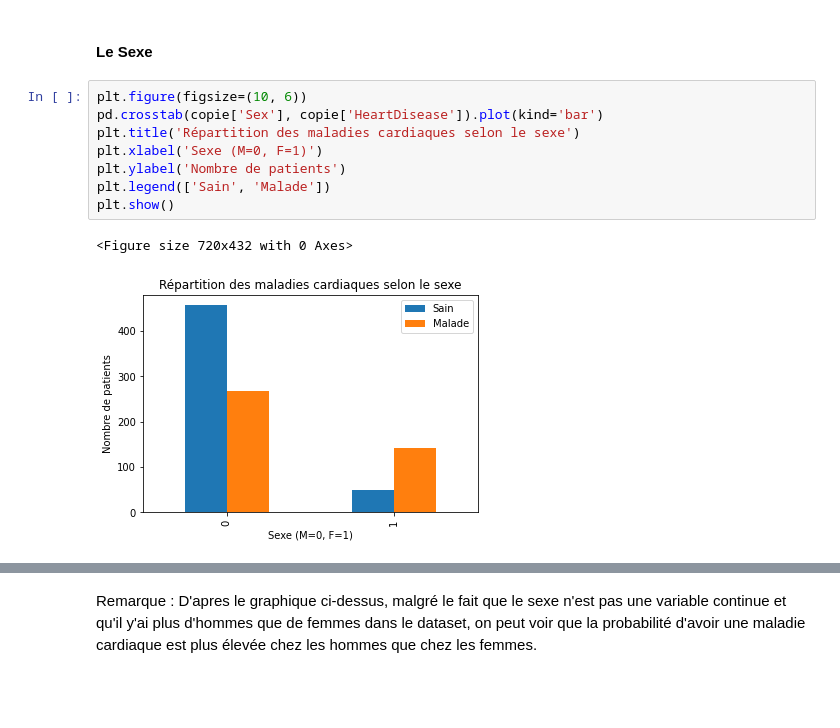
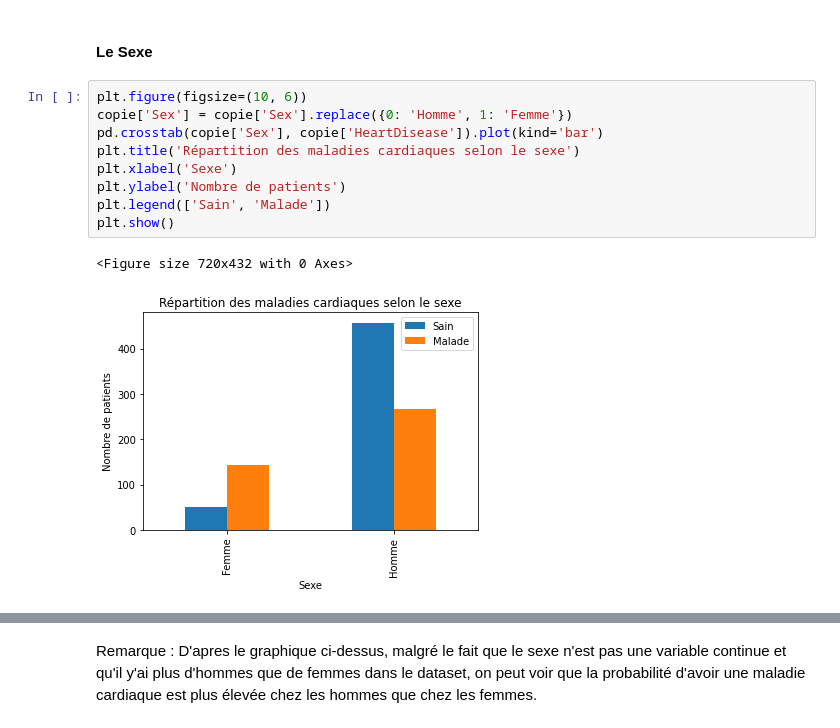
Before and after one commit to iamkgc05/Data_project, a Jupyter notebook: Partie3_0.ipynb, the cells around one changed output, grey strips where cells are left out. Saved outputs shown, nothing was run; the diff lists cells and outputs as text; blank space fills up the shorter version.

```diff
--- a/Partie3_0.ipynb
+++ b/Partie3_0.ipynb
@@ -57,13 +57,14 @@ Remarque :  D'apres le graphique ci-dessus, on peut voit que entre 100 et 150 bp
 #### Le Sexe
 # %%
 plt.figure(figsize=(10, 6))
+copie['Sex'] = copie['Sex'].replace({0: 'Homme', 1: 'Femme'})
 pd.crosstab(copie['Sex'], copie['HeartDisease']).plot(kind='bar')
 plt.title('Répartition des maladies cardiaques selon le sexe')
-plt.xlabel('Sexe (M=0, F=1)')
+plt.xlabel('Sexe')
 plt.ylabel('Nombre de patients')
 plt.legend(['Sain', 'Malade'])
 plt.show()
 # %% [output]
 <Figure size 720x432 with 0 Axes>
-[figure, old version]
+[figure, new version]
 # %%
```
Also changed, not shown: parts of 1 cell of this notebook, 2 other files.
